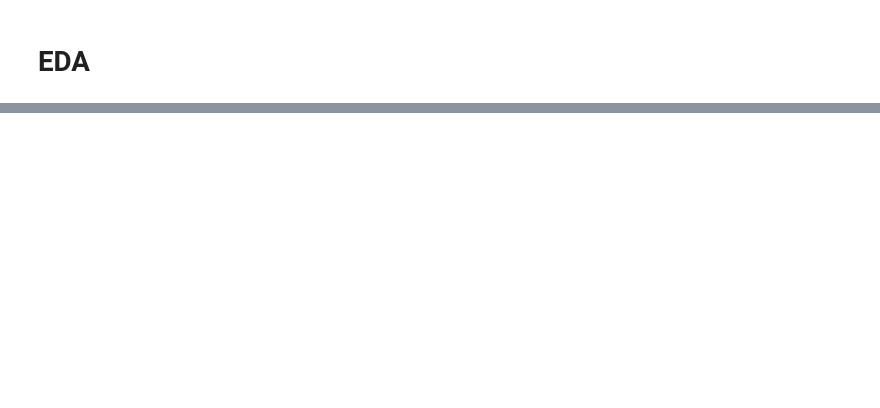
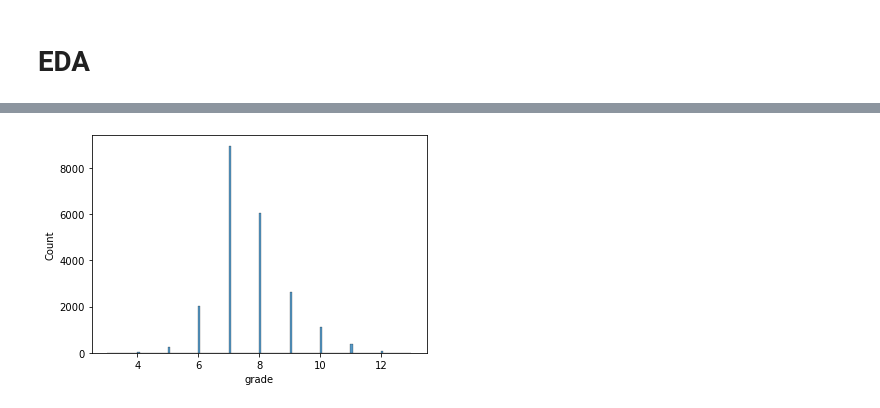
Before and after one commit to Luv2bnanook44/phase_2_project_quanggang, a Jupyter notebook: notebooks/svitlana_notebook.ipynb, the cells around one changed output, grey strips where cells are left out. Cells and saved outputs as stored; diff of their text form; code cells hidden in the pictures; blank space fills up the shorter version.

```diff
--- a/notebooks/svitlana_notebook.ipynb
+++ b/notebooks/svitlana_notebook.ipynb
@@ -466,0 +246,8 @@ data.corr()
+# %%
+df.grade.value_counts().sort_values()
+
+sns.histplot(df.grade);
+
+##the home grades data seems to be mostly normally distributed with the bulk in 6-9
+# %% [output]
+[figure, added]
```
Also changed, not shown: parts of 197 cells of this notebook.
